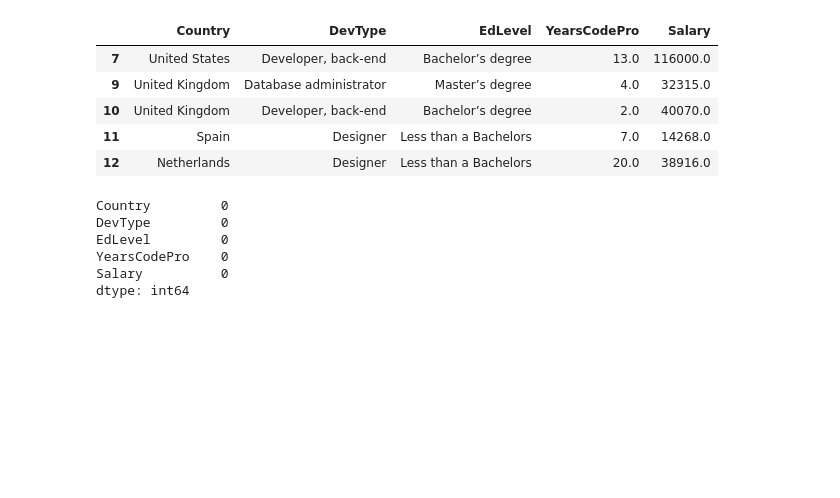
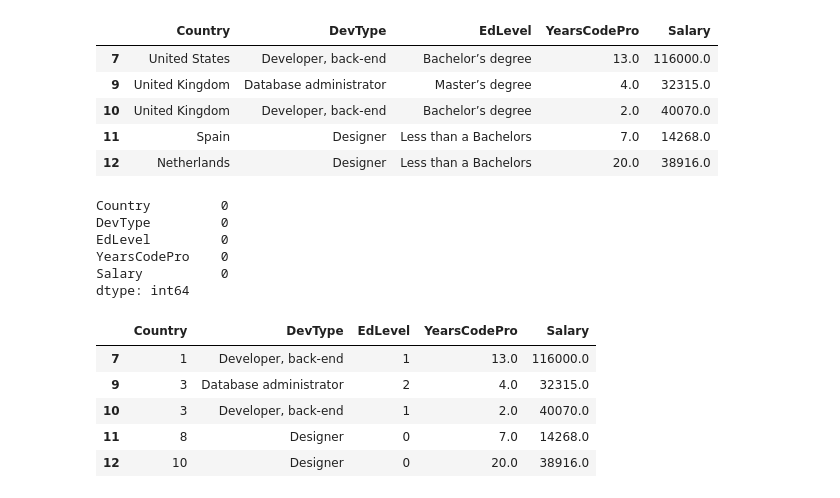
Before and after one commit to SamuelMends/salaries_prediction_project, a Jupyter notebook: Projeto1.ipynb, the cells around one changed output. Saved outputs shown, nothing was run; the diff lists cells and outputs as text; code cells hidden in the pictures; blank space fills up the shorter version.

```diff
--- a/Projeto1.ipynb
+++ b/Projeto1.ipynb
@@ -459,3 +459,12 @@ EdLevel         0
 YearsCodePro    0
 Salary          0
 dtype: int64
+# %%
+ds.head()
+# %% [output]
+|  | Country | DevType | EdLevel | YearsCodePro | Salary |
+| 7 | 1 | Developer, back-end | 1 | 13.0 | 116000.0 |
+| 9 | 3 | Database administrator | 2 | 4.0 | 32315.0 |
+| 10 | 3 | Developer, back-end | 1 | 2.0 | 40070.0 |
+| 11 | 8 | Designer | 0 | 7.0 | 14268.0 |
+| 12 | 10 | Designer | 0 | 20.0 | 38916.0 |
```
